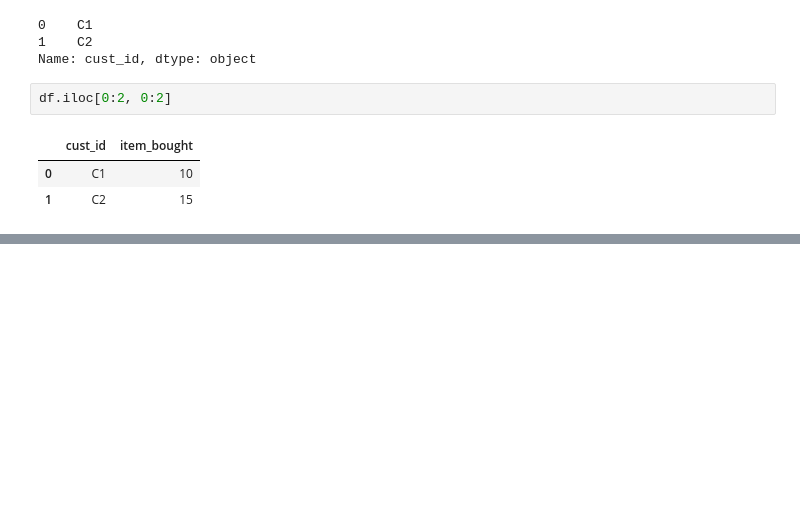
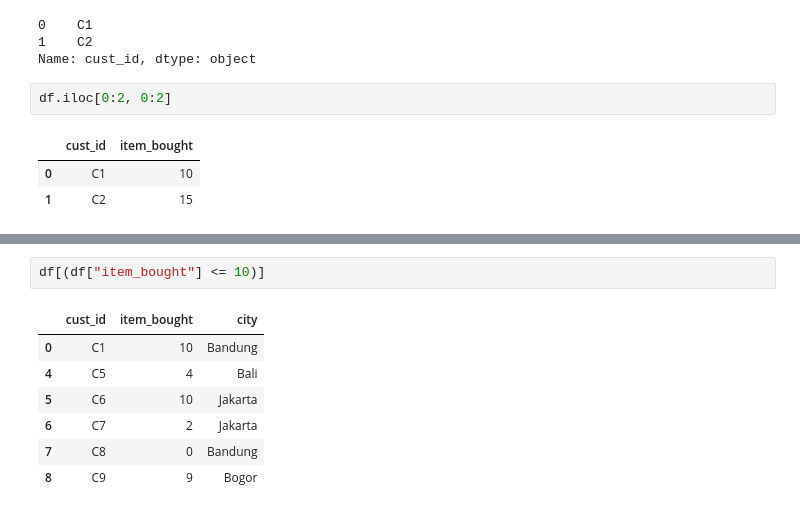
Before and after one commit to zanafiii/data-science-a-z, a Jupyter notebook: Part3_Working with Pandas & DataFrame.ipynb, the cells around one changed output, grey strips where cells are left out. Cells and saved outputs as stored; diff of their text form; blank space fills up the shorter version.

```diff
--- a/Part3_Working with Pandas & DataFrame.ipynb
+++ b/Part3_Working with Pandas & DataFrame.ipynb
@@ -557,0 +613,10 @@ df.iloc[0:2, 0:2]
+# %%
+df[(df["item_bought"] <= 10)]
+# %% [output]
+|  | cust_id | item_bought | city |
+| 0 | C1 | 10 | Bandung |
+| 4 | C5 | 4 | Bali |
+| 5 | C6 | 10 | Jakarta |
+| 6 | C7 | 2 | Jakarta |
+| 7 | C8 | 0 | Bandung |
+| 8 | C9 | 9 | Bogor |
```
Also changed, not shown: parts of 8 cells of this notebook.
